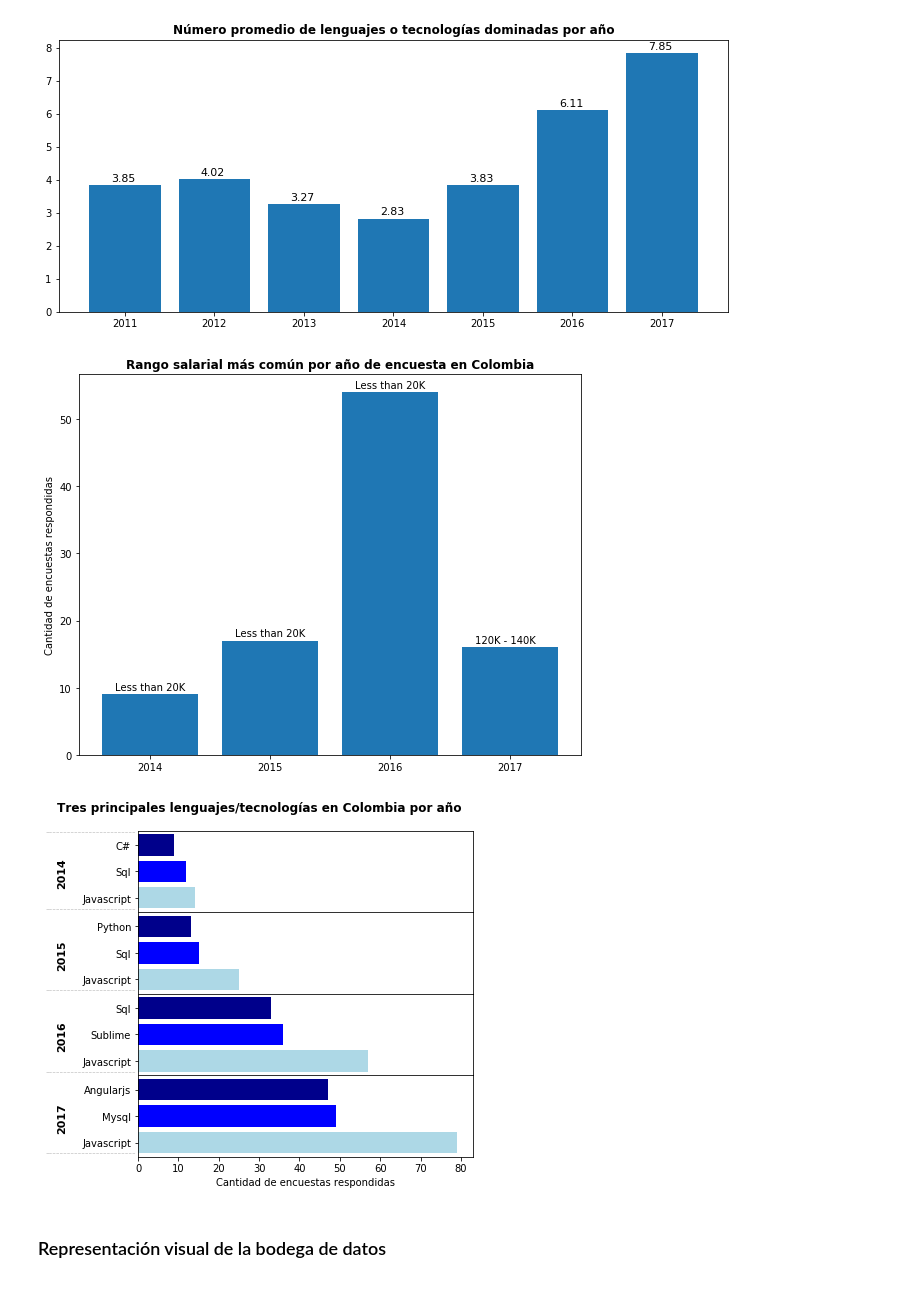
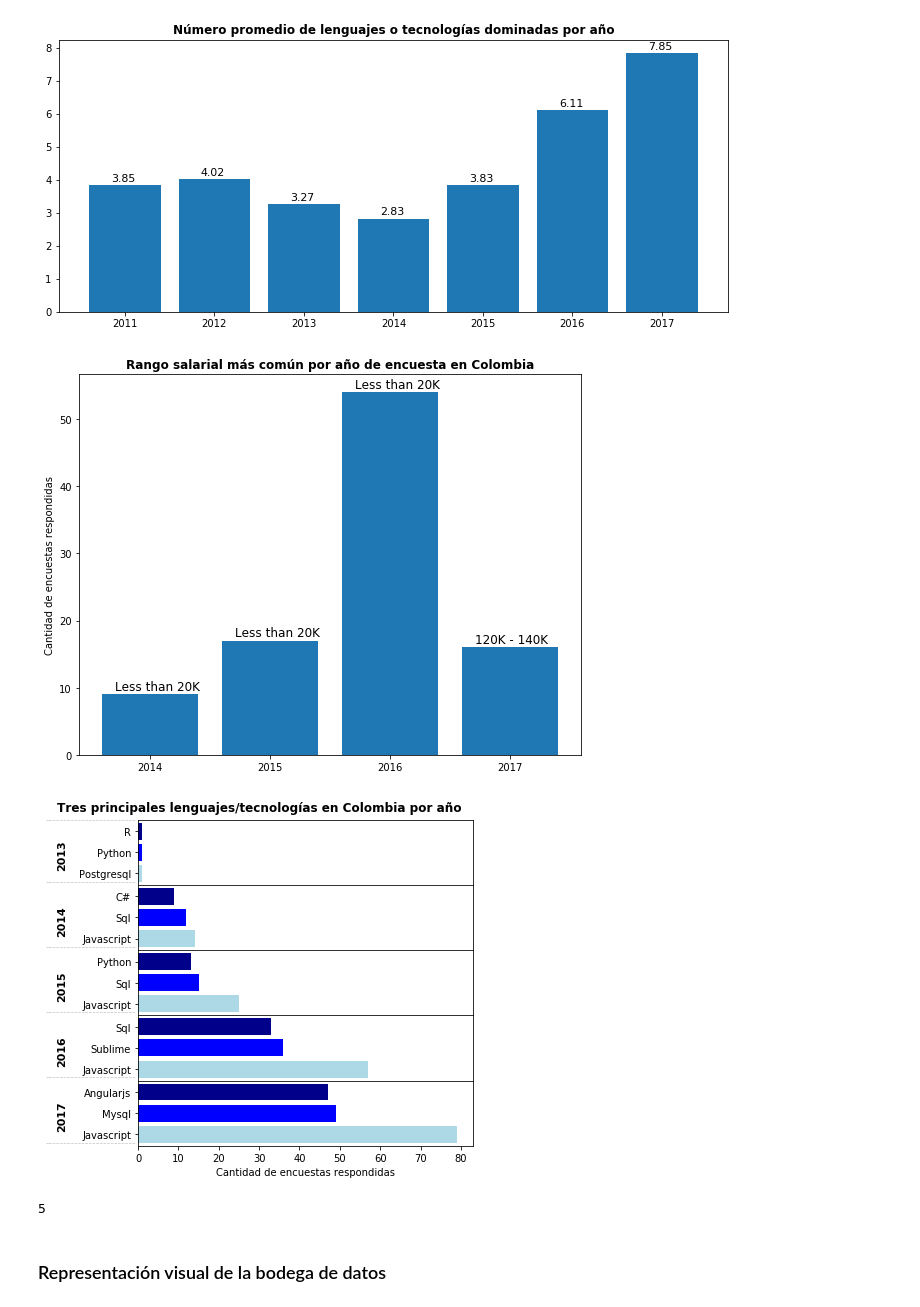
Before and after one commit to Juapatral/encuestas-stack-overflow, a Jupyter notebook: trabajo_final_sbdm_20191.ipynb, the cells around one changed output. Cells and saved outputs as stored; diff of their text form; code cells hidden in the pictures.

```diff
--- a/trabajo_final_sbdm_20191.ipynb
+++ b/trabajo_final_sbdm_20191.ipynb
@@ -1162,7 +1162,8 @@ for i,x in enumerate(consulta14.unstack()):
   plt.text(x = anio[i] - 0.29,
            y = consulta14.unstack()[x].max() + 0.7,
            s = texto,
-           ma =  'left'
+           ma =  'left',
+           size = 20 - 2*len(anio)
           )
   # modificar diccionario
   diccionario.update({ str(anio[i]): 'valor: ' + str(valores[i]) + ' rango: ' + texto})
@@ -1170,7 +1171,7 @@ for i,x in enumerate(consulta14.unstack()):
 # guardar grafica
 plt.savefig(nombres_graficas[14], bbox_inches = Bbox([[0,0],[9,7]]), dpi = 1200)
 # %% [output]
-[figure, old version]
+[figure, new version]
 # %%
 # query 15 Jhon
 # cuanto es la ocupacion mas popular en colombia por encuesta
@@ -1209,35 +1210,39 @@ for i,x in enumerate(anio):
   # filtrar otros lenguajes y contar
   lista3 = (lista2[lista2[0] != 'Other']
             .groupby(0)
             .count()
             .sort_values(by = 1, ascending = False)[:3]
            )
 
   axs[i].barh(y = list(lista3.index),
               width = list(lista3[1]),
               color = ['lightblue','blue','darkblue']
              )
 
   axs[i].set_yticklabels(list(lista3.index), rotation = 'horizontal') # ajustar eje y
   axs[i].text(-20, 1.2, anio[i], size = 11, weight = 'bold', rotation = 'vertical')
   axs[i].text(-23, -0.5, '-'*25, alpha = 0.2)  # ajustar linea separadora
 
 
 axs[0].text(-23, 2.4, '-'*25, alpha = 0.2)  # ajustar linea separadora
 plt.subplots_adjust(wspace = 0, hspace = 0); # ajustar espacios entre las graficas
 plt.text(-20,
-         12.5,
+         len(anio)*3.05,
          'Tres principales lenguajes/tecnologías en Colombia por año',
          size = 12,
          weight = 'bold'
         ); # ajustar titulo
 
 plt.xlabel('Cantidad de encuestas respondidas') # ajustar titulo eje x
 
 # guardar grafica
 plt.savefig(nombres_graficas[16], bbox_inches = Bbox([[-1,0],[6,6]]), dpi = 1200 )
 # %% [output]
-[figure, old version]
+[figure, new version]
+# %%
+len(list(set(list(encuestas[encuestas['country'] == 'Colombia']['survey']))))
+# %% [output]
+5
 # %% [markdown]
 ### Representación visual de la bodega de datos
 # %% [markdown]
```
Also changed, not shown: parts of 13 cells of this notebook.
